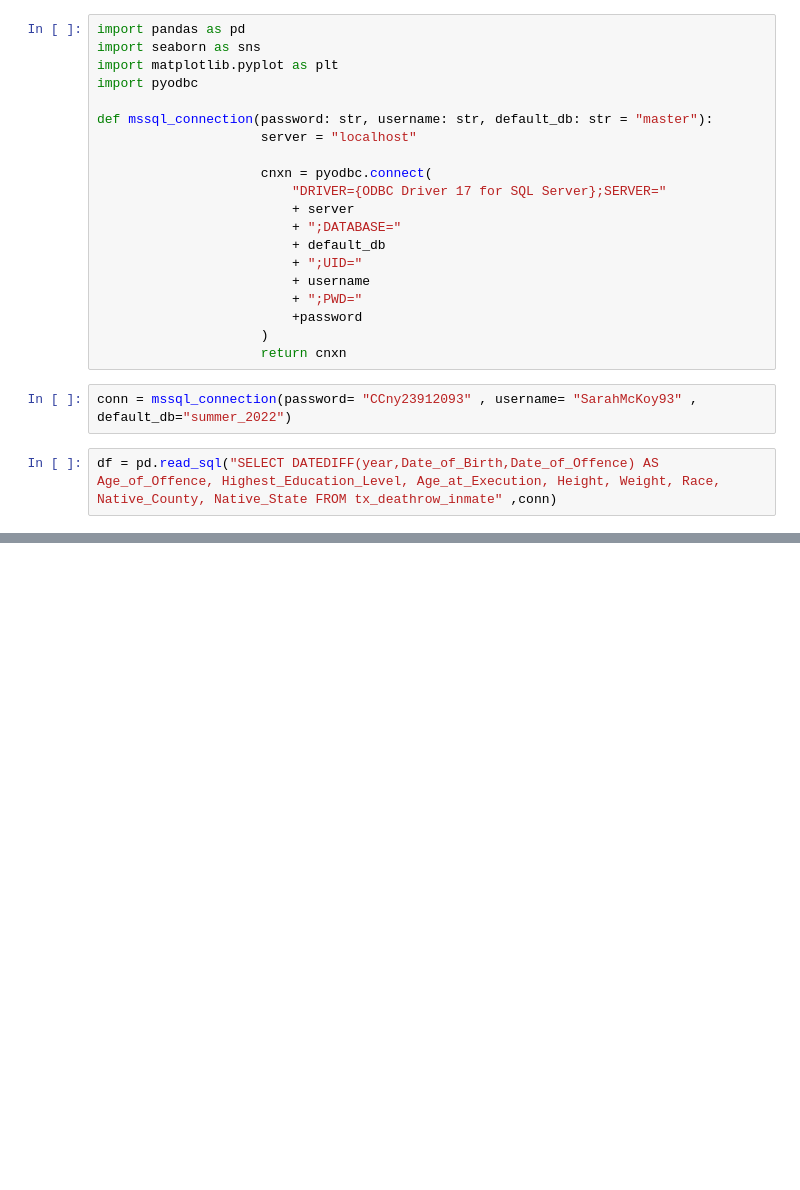
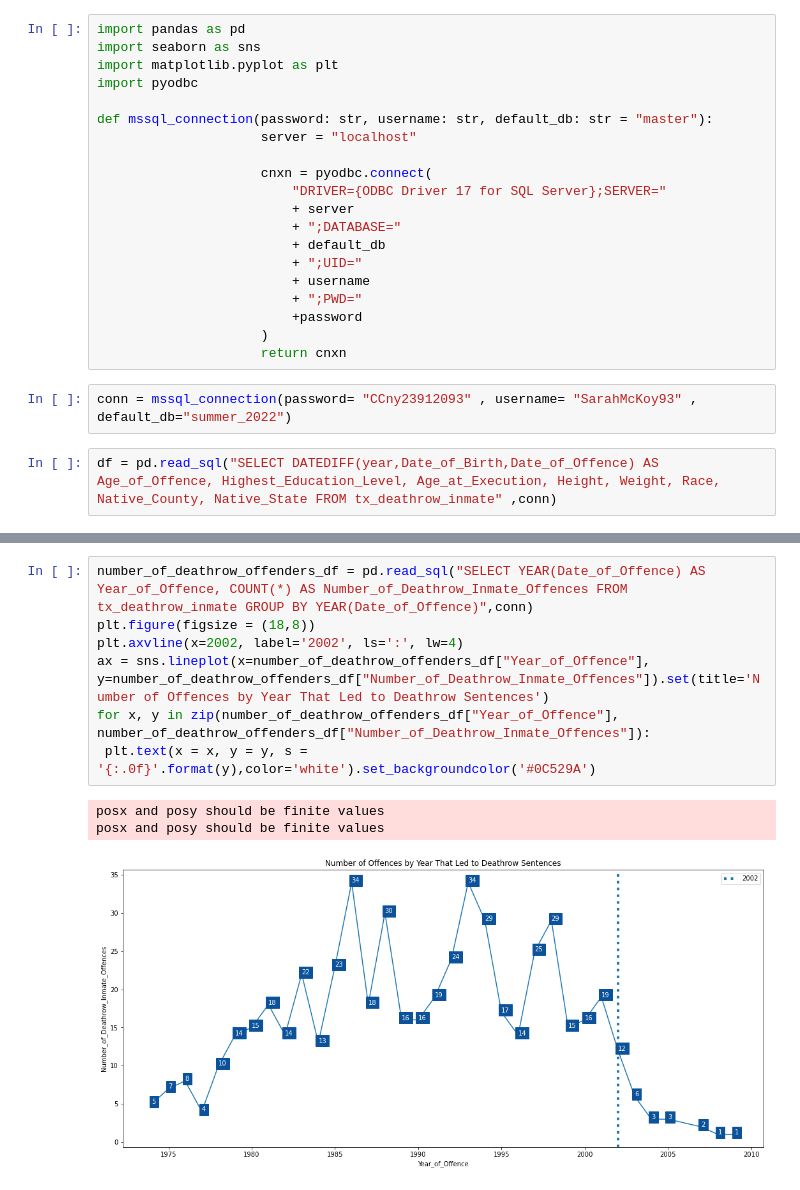
Before and after one commit to CCNY-Analytics-and-Quant/Team-Killer-Bass, a Jupyter notebook: Sarah McKoy/Texas_Deathrow_Inmates.ipynb, the cells around one changed output, grey strips where cells are left out. Cells and saved outputs as stored; diff of their text form; blank space fills up the shorter version.

```diff
--- a/Sarah McKoy/Texas_Deathrow_Inmates.ipynb
+++ b/Sarah McKoy/Texas_Deathrow_Inmates.ipynb
@@ -79,0 +42,11 @@ sns.countplot(x=inmate_df["Race"], palette="Blues_d")
+# %%
+number_of_deathrow_offenders_df = pd.read_sql("SELECT YEAR(Date_of_Offence) AS Year_of_Offence, COUNT(*) AS Number_of_Deathrow_Inmate_Offences FROM tx_deathrow_inmate GROUP BY YEAR(Date_of_Offence)",conn)
+plt.figure(figsize = (18,8))
+plt.axvline(x=2002, label='2002', ls=':', lw=4)
+ax = sns.lineplot(x=number_of_deathrow_offenders_df["Year_of_Offence"], y=number_of_deathrow_offenders_df["Number_of_Deathrow_Inmate_Offences"]).set(title='Number of Offences by Year That Led to Deathrow Sentences')
+for x, y in zip(number_of_deathrow_offenders_df["Year_of_Offence"], number_of_deathrow_offenders_df["Number_of_Deathrow_Inmate_Offences"]):
+ plt.text(x = x, y = y, s = '{:.0f}'.format(y),color='white').set_backgroundcolor('#0C529A')
+# %% [output]
+posx and posy should be finite values
+posx and posy should be finite values
+[figure, added]
```
Also changed, not shown: parts of 18 cells of this notebook.
